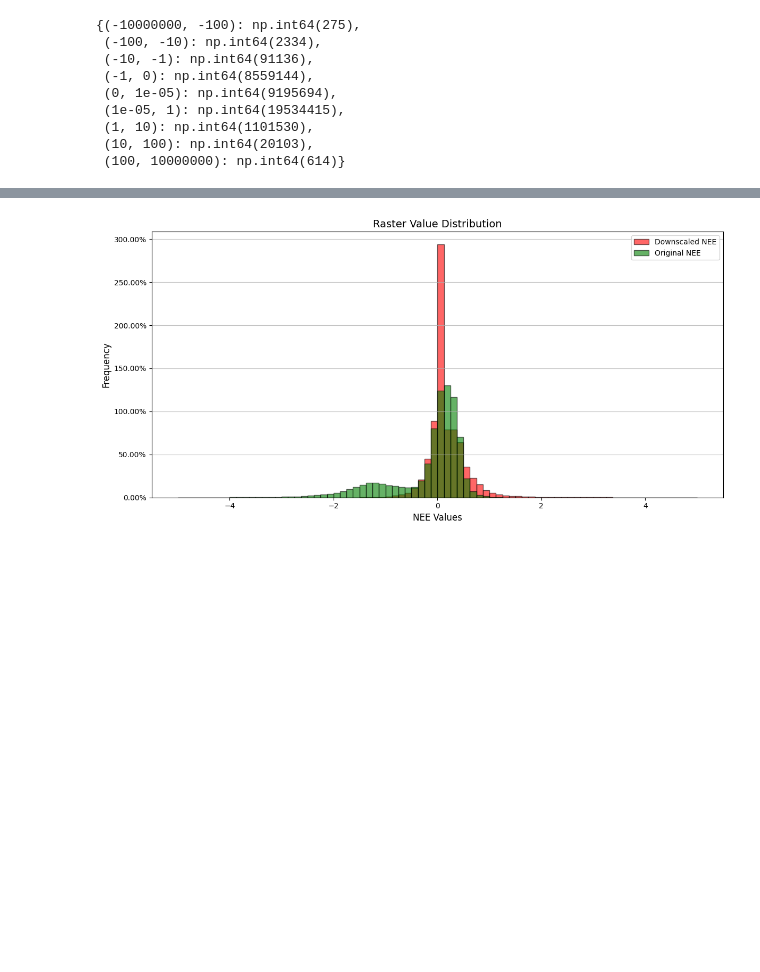
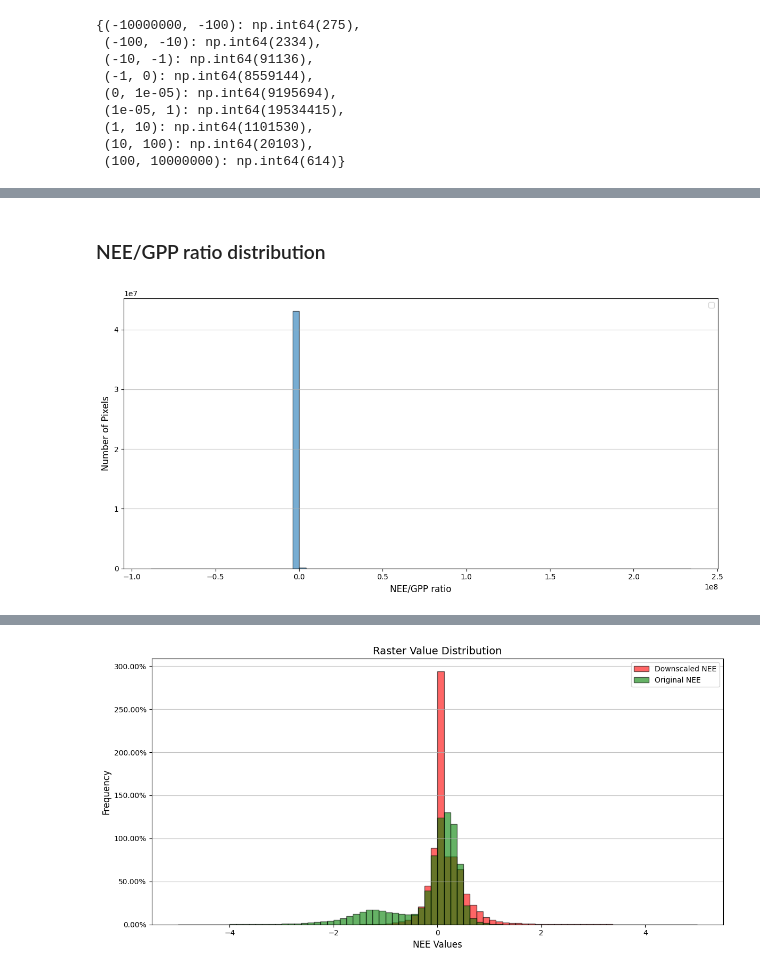
Before and after one commit to qifan-wu/urban_greening_windows, a Jupyter notebook: raster_distribution_check.ipynb, the cells around one changed output, grey strips where cells are left out. Drawn from its saved outputs; the diff is of its cells as text; code cells hidden in the pictures; blank space fills up the shorter version.

```diff
--- a/raster_distribution_check.ipynb
+++ b/raster_distribution_check.ipynb
@@ -88,0 +121,10 @@ plt.show()
+# %%
+# reproject MSA file from albert equal area to NEE crs (EPSG:4326)
+gpp_file = f'../gis/GPP_monthly_mean/gpp_200101.tif'
+
+with rasterio.open(gpp_file) as gpp_dstrd:
+    gpp_crs = gpp_dstrd.crs
+nee_crs = gpp_crs
+
+msa_gdf_crsaea = gpd.read_file(msa_file)
+msa_gdf_crs4326 = msa_gdf_crsaea.to_crs(nee_crs)
@@ -88,0 +185,2 @@ plt.show()
+# %% [markdown]
+### NEE/GPP ratio distribution
@@ -88,0 +249,29 @@ plt.show()
+# %%
+# Plot the pixel count / pixel number histograms
+bins=80
+year_month = '200201'
+title=f"Ratio Distribution, {year_month}"
+
+downscaled_ratio_file = f'../gis/output/downscaleRatio/ratio_US_{year_month}.tif'
+
+with rasterio.open(downscaled_ratio_file) as src:
+    ratio = src.read(1)  # Read the first band
+    ratio = np.where(ratio == src.nodata, np.nan, ratio)  # Replace nodata values with NaN
+
+valid_ratio = ratio[(~np.isnan(ratio))]
+
+# Plot histogram with correct percentages
+plt.figure(figsize=(12, 6))
+
+x_min = -1
+x_max = 2
+plt.hist(valid_ratio, bins=bins, alpha=0.6, edgecolor='black')
+
+plt.xlabel('NEE/GPP ratio', fontsize=12)
+plt.ylabel('Number of Pixels', fontsize=12)
+plt.legend()
+plt.grid(axis='y', alpha=0.75)
+plt.tight_layout()
+plt.show()
+# %% [output]
+[figure, added]
```
Also changed, not shown: parts of 18 cells of this notebook.
